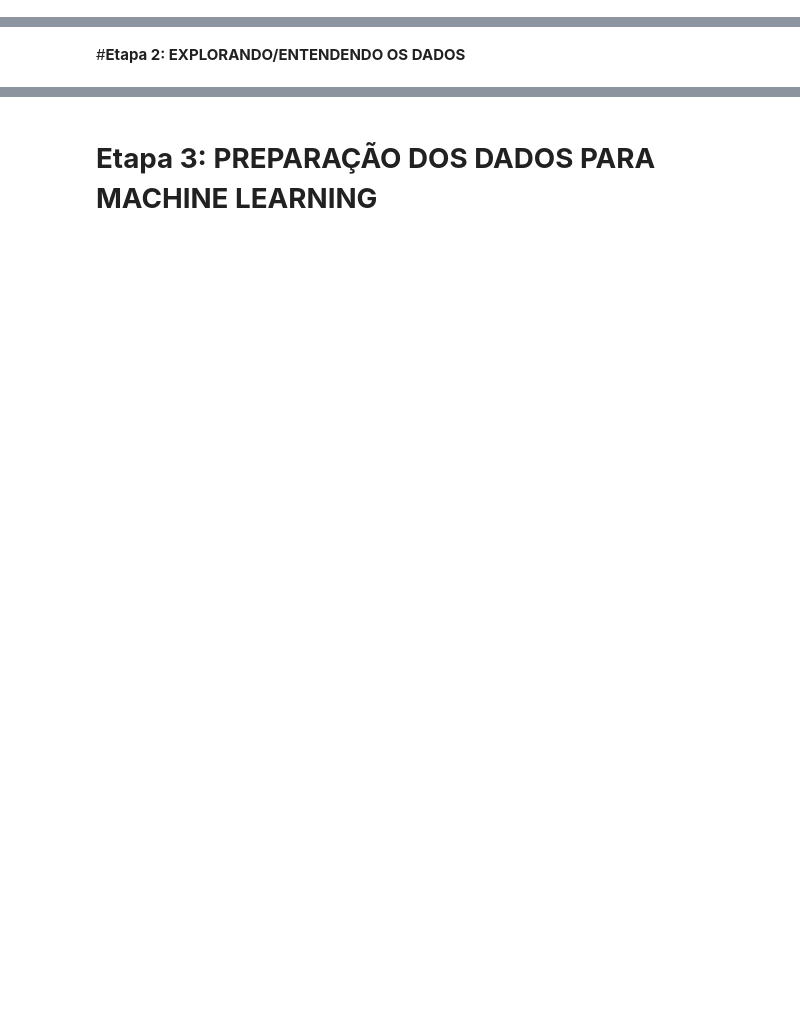
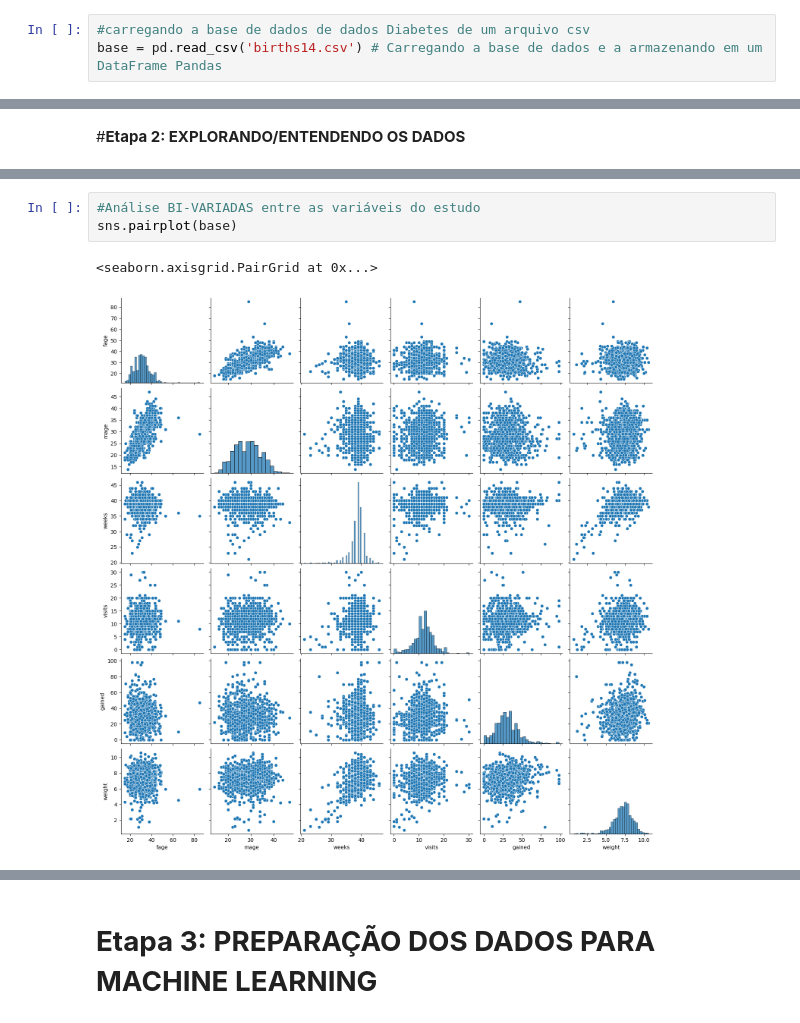
Before and after one commit to thallescotta/IntroducaoAnalisePreditivaEmSaudecomMachineLearning, a Jupyter notebook: Avaliacao_AV1_ML_Predicao_em_Saude_Grupo_1_Thalles,_Mariana,_Luciana_e_Rodrigo.ipynb, the cells around one changed output, grey strips where cells are left out. Drawn from its saved outputs; the diff is of its cells as text; blank space fills up the shorter version.

```diff
--- a/Avaliacao_AV1_ML_Predicao_em_Saude_Grupo_1_Thalles,_Mariana,_Luciana_e_Rodrigo.ipynb
+++ b/Avaliacao_AV1_ML_Predicao_em_Saude_Grupo_1_Thalles,_Mariana,_Luciana_e_Rodrigo.ipynb
@@ -85,2 +61,5 @@ university Consortium for Political and Social Research, 2016-10-07. doi: 10.388
 # %% [markdown]
 #**Etapa 1: CARREGANDO OS DADOS:**
+# %%
+#carregando a base de dados de dados Diabetes de um arquivo csv
+base = pd.read_csv('births14.csv') # Carregando a base de dados e a armazenando em um DataFrame Pandas
@@ -88,0 +172,6 @@ university Consortium for Political and Social Research, 2016-10-07. doi: 10.388
+# %%
+#Análise BI-VARIADAS entre as variáveis do estudo
+sns.pairplot(base)
+# %% [output]
+<seaborn.axisgrid.PairGrid at 0x...>
+[figure, added]
```
Also changed, not shown: parts of 20 cells of this notebook.
